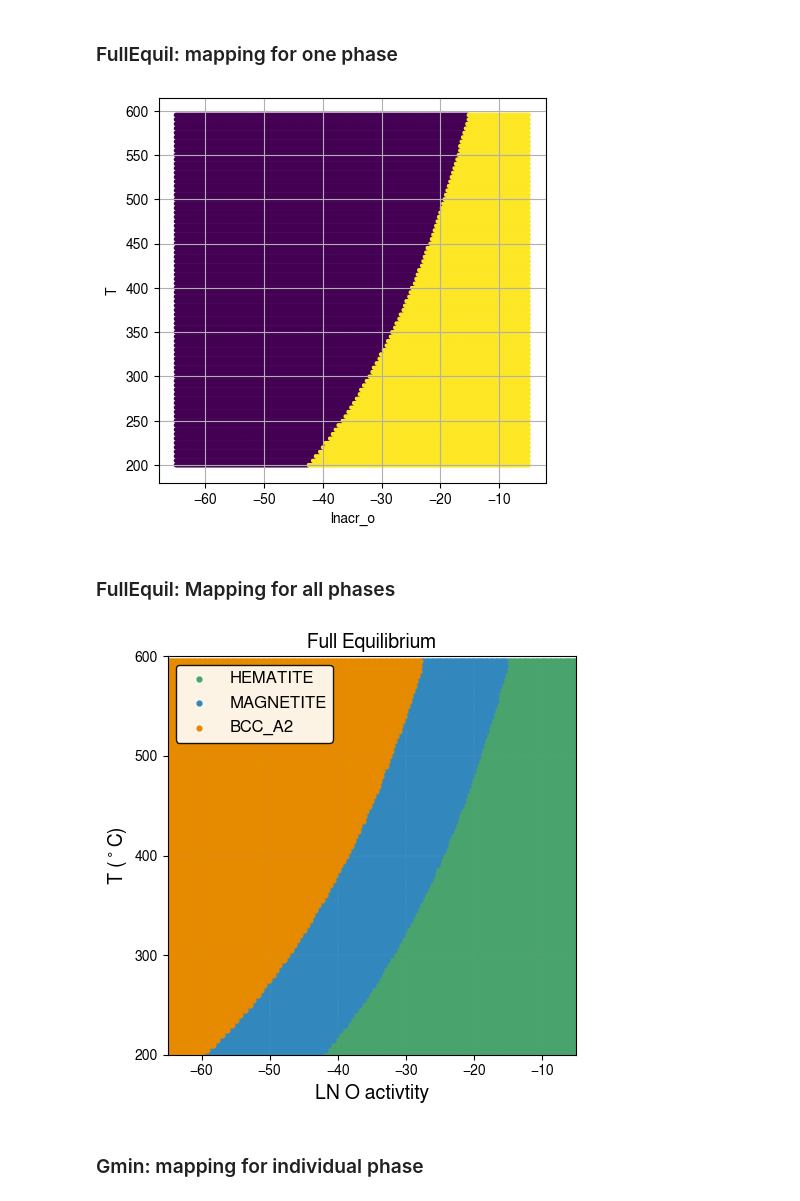
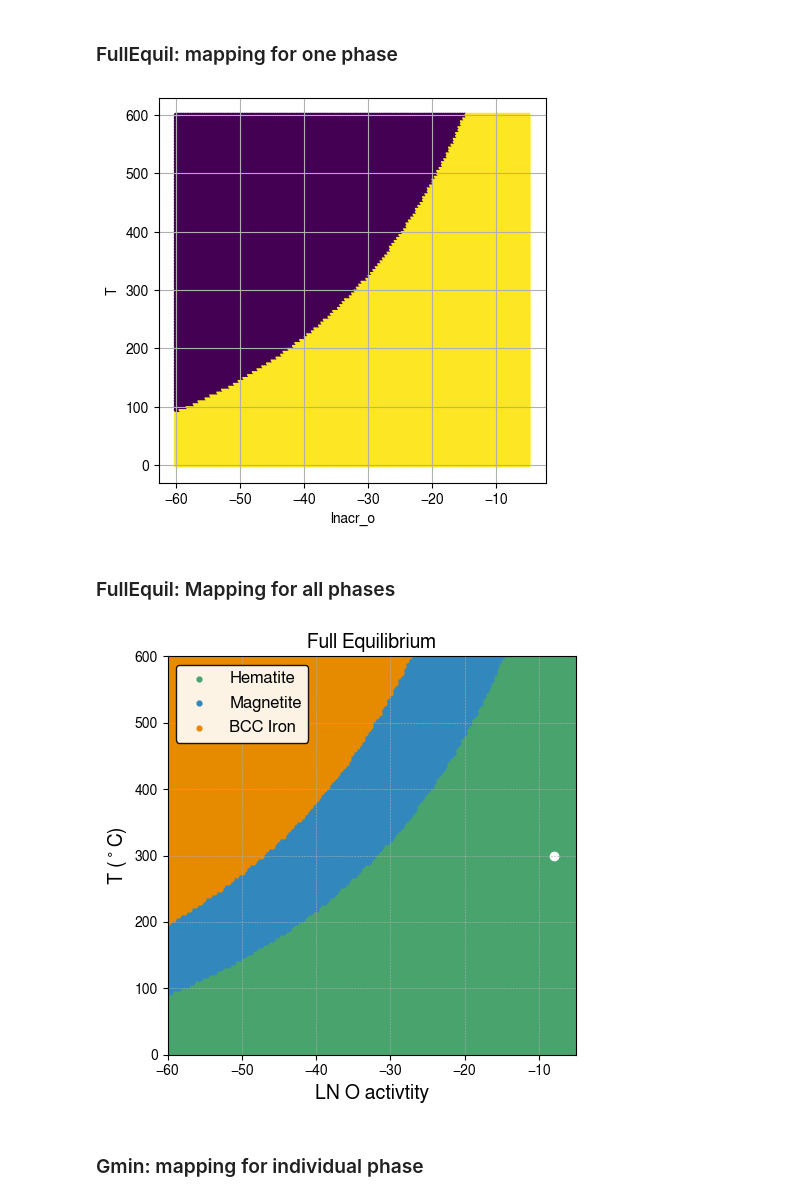
Before and after one commit to YXWU2014/IronOxide_TC, a Jupyter notebook: IronOxide_TC_calculations.ipynb, the cells around one changed output. Saved outputs shown, nothing was run; the diff lists cells and outputs as text; code cells hidden in the pictures.

```diff
--- a/IronOxide_TC_calculations.ipynb
+++ b/IronOxide_TC_calculations.ipynb
@@ -60,9 +60,9 @@ def tc_calculation_FullEquil(tk):
         )
 
         # Generate condition combinations for equilibrium calculations
-        k = 250
+        k = 150
         list_of_conditions = [(("lnacr(o)", lnacr_o), ("T", tk))
-                              for lnacr_o in np.linspace(-65, -5, k)]
+                              for lnacr_o in np.linspace(-60, -5, k)]
 
         batch_calculation.set_conditions_for_equilibria(list_of_conditions)
 
@@ -119,9 +119,9 @@ def tc_calculation_Gmin(tk, db, phase):
         )
 
         # Generate condition combinations for equilibrium calculations
-        k = 250
+        k = 150
         list_of_conditions = [(("lnacr(o)", lnacr_o), ("T", tk))
-                              for lnacr_o in np.linspace(-65, -5, k)]
+                              for lnacr_o in np.linspace(-60, -5, k)]
 
         batch_calculation.set_conditions_for_equilibria(list_of_conditions)
 
@@ -179,9 +179,9 @@ def tc_calculation_NormDrivingForce(tk, db, phase):
         )
 
         # Generate condition combinations for equilibrium calculations
-        k = 250
+        k = 150
         list_of_conditions = [(("lnacr(o)", lnacr_o), ("T", tk))
-                              for lnacr_o in np.linspace(-65, -5, k)]
+                              for lnacr_o in np.linspace(-60, -5, k)]
 
         batch_calculation.set_conditions_for_equilibria(list_of_conditions)
 
@@ -198,7 +198,7 @@ def tc_calculation_NormDrivingForce(tk, db, phase):
 start_time = time.time()
 
 # paralleising FullEquil
-tk_values = np.arange(200+273.15, 605+273.15, 5)
+tk_values = np.arange(0+273.15, 605+273.15, 5)
 print("temperature range first and last 5 values: ",
       tk_values[:5], tk_values[-5:])
 print("FullEquil processes: ", len(tk_values))
@@ -508,7 +519,7 @@ plt.grid(True)
 # plt.legend()
 plt.show()
 # %% [output]
-[figure, old version]
+[figure, new version]
 # %% [markdown]
 ### FullEquil: Mapping for all phases
 # %%
@@ -535,33 +546,34 @@ df_FullEquil_LIQUID = df_FullEquil_LIQUID[df_FullEquil_LIQUID['np(LIQUID)']
 # %%
 # Plotting the individual dataframes
 plt.figure(figsize=(5, 5))
 
-for phase in phases_list:
+for i, phase in enumerate(phases_list):
     if phase == "WUSTITE" or phase == "LIQUID":
         pass
     else:
         df = globals()[f'df_FullEquil_{phase}']
-        plt.scatter(df['lnacr_o'], df['T']-273.15, s=12, label=phase,
+        plt.scatter(df['lnacr_o'], df['T']-273.15, s=12,
+                    label=labels_list[i],
                     color=colors[phase], alpha=1)
-
+plt.scatter([-7.9663978], [300], color='white')
 plt.xlabel('LN O activtity', fontsize=14)
 plt.ylabel(r'T ($^\circ$C)', fontsize=14)
 plt.title('Full Equilibrium', fontsize=14)
 plt.legend(fontsize=12, loc='upper left',
            facecolor='white', edgecolor='black', framealpha=0.9)
-plt.grid(True, which='both', linestyle='--', linewidth=0.1)
+plt.grid(True, which='both', linestyle='--', linewidth=0.4)
 plt.xlim([min(df_Gmin['lnacr_o']), max(df_Gmin['lnacr_o'])])
 plt.ylim([min(df_Gmin['T'])-273.15, max(df_Gmin['T'])-273.15])
-plt.yticks(range(200, 601, 100))
+plt.yticks(range(0, 601, 100))
 plt.tight_layout()
 
 plt_output_fname = "IronOxide_TC_FullEquil.png"
 plt.savefig(os.path.join(current_directory, plt_output_fname),
             format='png', dpi=300, bbox_inches='tight', )
 
 plt.show()
 # %% [output]
-[figure, old version]
+[figure, new version]
 # %% [markdown]
 ### Gmin: mapping for individual phase
 # %%
```
Also changed, not shown: parts of 14 cells of this notebook, 15 other files.
